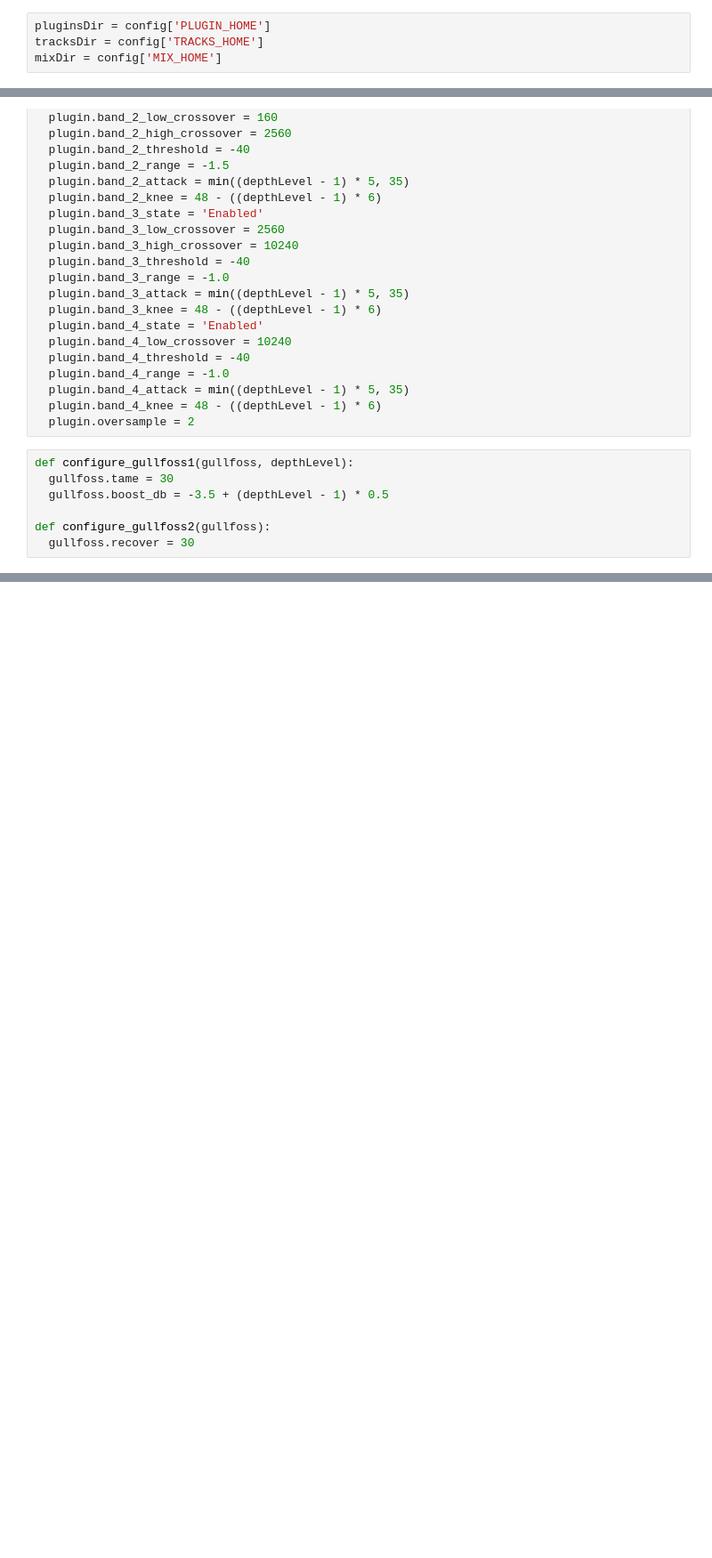
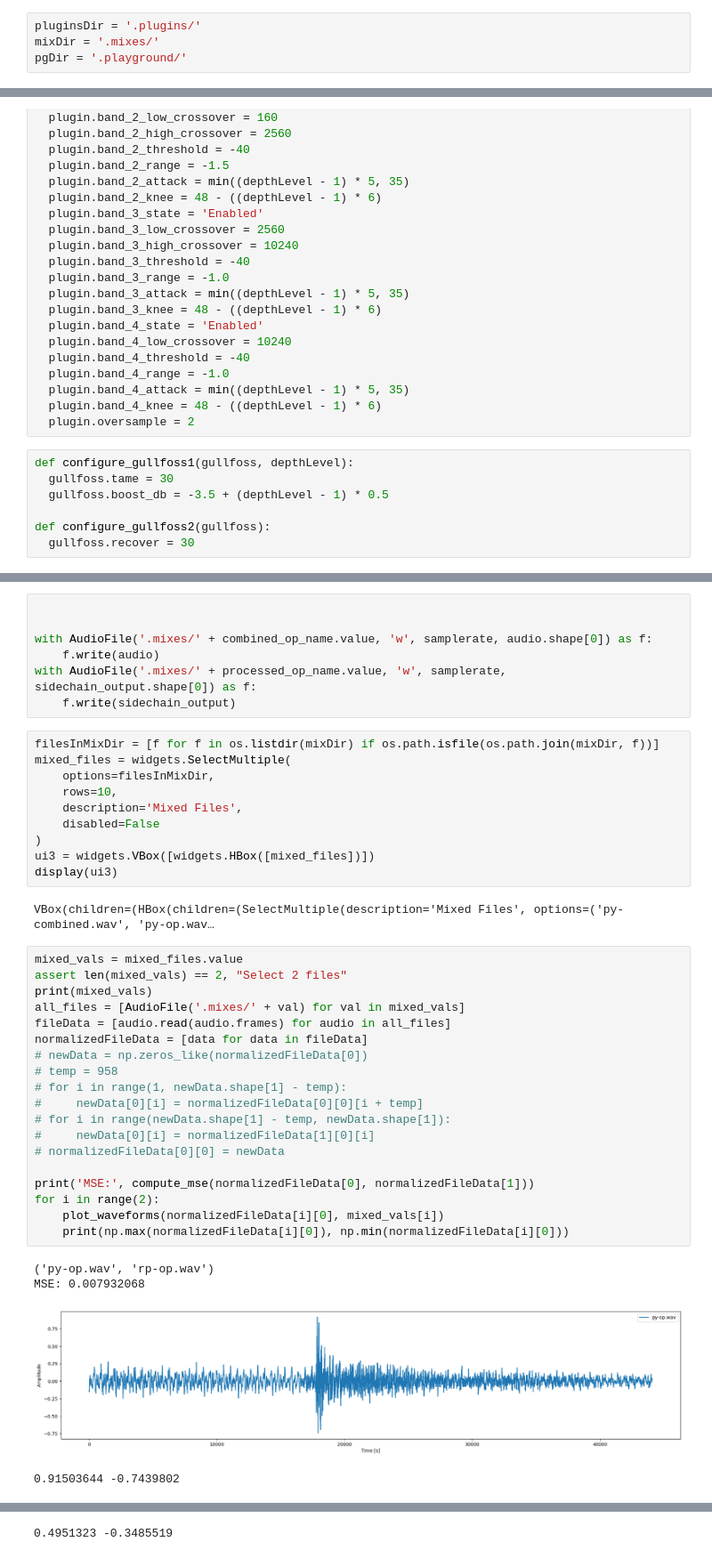
Before and after one commit to yogeshpatki/medusa-playground, a Jupyter notebook: stage_3.ipynb, the cells around one changed output, grey strips where cells are left out. Shown: that part at 89% size. Cells and saved outputs as stored; diff of their text form; blank space fills up the shorter version.

```diff
--- a/stage_3.ipynb
+++ b/stage_3.ipynb
@@ -24,7 +23,7 @@ OrderedDict({'PLUGIN_HOME': '.plugins/', 'TRACKS_HOME': '.tracks/', 'MIX_HOME':
 # %%
-pluginsDir = config['PLUGIN_HOME']
-tracksDir = config['TRACKS_HOME']
-mixDir = config['MIX_HOME']
+pluginsDir = '.plugins/'
+mixDir = '.mixes/'
+pgDir = '.playground/'
 # %%
 from pedalboard import load_plugin
 
@@ -241,0 +345,43 @@ channel_pressure,-
+# %%
+
+
+with AudioFile('.mixes/' + combined_op_name.value, 'w', samplerate, audio.shape[0]) as f:
+    f.write(audio)
+with AudioFile('.mixes/' + processed_op_name.value, 'w', samplerate, sidechain_output.shape[0]) as f:
+    f.write(sidechain_output)
+# %%
+filesInMixDir = [f for f in os.listdir(mixDir) if os.path.isfile(os.path.join(mixDir, f))]
+mixed_files = widgets.SelectMultiple(
+    options=filesInMixDir,
+    rows=10,
+    description='Mixed Files',
+    disabled=False
+)
+ui3 = widgets.VBox([widgets.HBox([mixed_files])])
+display(ui3)
+# %% [output]
+VBox(children=(HBox(children=(SelectMultiple(description='Mixed Files', options=('py-combined.wav', 'py-op.wav…
+# %%
+mixed_vals = mixed_files.value
+assert len(mixed_vals) == 2, "Select 2 files"
+print(mixed_vals)
+all_files = [AudioFile('.mixes/' + val) for val in mixed_vals]
+fileData = [audio.read(audio.frames) for audio in all_files]
+normalizedFileData = [data for data in fileData]
+# newData = np.zeros_like(normalizedFileData[0])
+# temp = 958
+# for i in range(1, newData.shape[1] - temp):
+#     newData[0][i] = normalizedFileData[0][0][i + temp]
+# for i in range(newData.shape[1] - temp, newData.shape[1]):
+#     newData[0][i] = normalizedFileData[1][0][i]
+# normalizedFileData[0][0] = newData
+
+print('MSE:', compute_mse(normalizedFileData[0], normalizedFileData[1]))
+for i in range(2):
+    plot_waveforms(normalizedFileData[i][0], mixed_vals[i])
+    print(np.max(normalizedFileData[i][0]), np.min(normalizedFileData[i][0]))
+# %% [output]
+('py-op.wav', 'rp-op.wav')
+MSE: 0.007932068
+[figure, added]
+0.91503644 -0.7439802
@@ -241,0 +389 @@ channel_pressure,-
+0.4951323 -0.3485519
```
Also changed, not shown: parts of 12 cells of this notebook, 4 other files.
